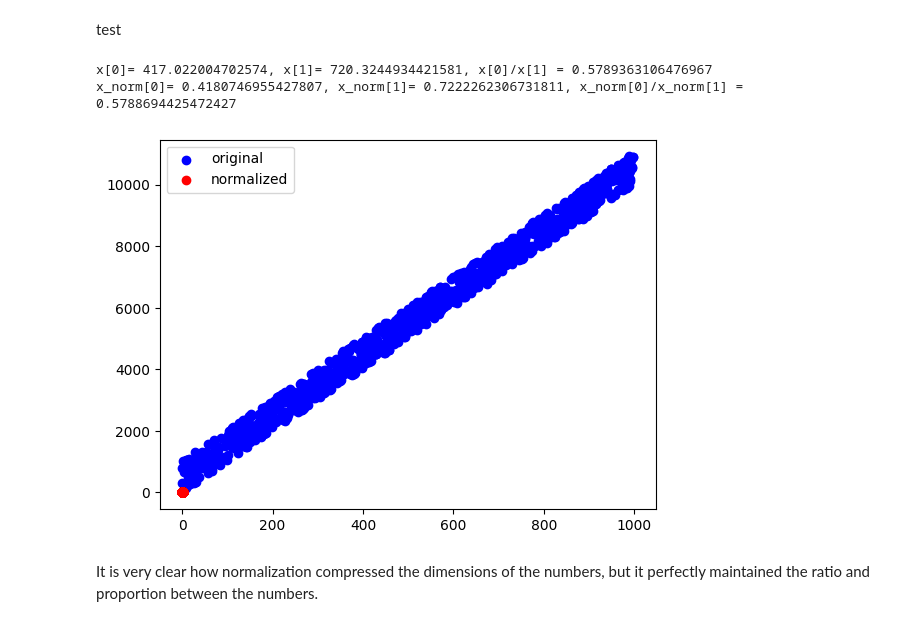
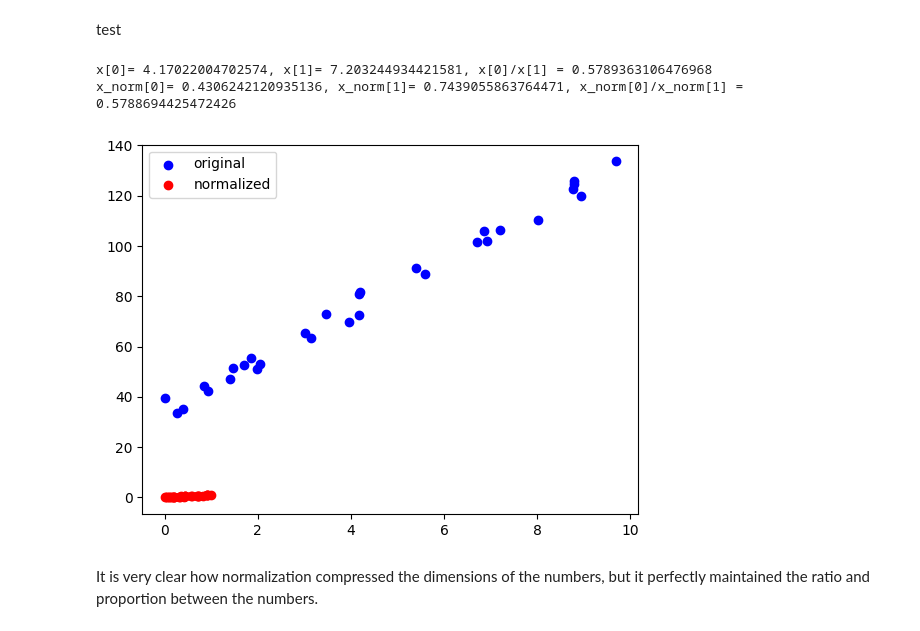
Before and after one commit to MohamedLaminBouakkaz/AI-Foundations-Lab, a Jupyter notebook: linearRegression/featureScaling.ipynb, the cells around one changed output. Saved outputs shown, nothing was run; the diff lists cells and outputs as text; code cells hidden in the pictures.

```diff
--- a/linearRegression/featureScaling.ipynb
+++ b/linearRegression/featureScaling.ipynb
@@ -28,18 +29,18 @@ test
 # %%
 #generate random data
 np.random.seed(1) #for reproducibility
-X = np.random.random(1000)*1000
-noise = np.random.random(1000)*1000
+X = np.random.random(30)*10
+noise = np.random.random(30)*10
 y = 10*X+30 +noise
 
 X_norm,y_norm=normalization(X),normalization(y) #normalize the data
 plt.scatter(X,y,color="blue",label="original")
 plt.scatter(X_norm,y_norm ,color="red" ,label="normalized")
 plt.legend()
 print(f"x[0]= {X[0]}, x[1]= {X[1]}, x[0]/x[1] = {X[0]/X[1]}\nx_norm[0]= {X_norm[0]}, x_norm[1]= {X_norm[1]}, x_norm[0]/x_norm[1] = {X_norm[0]/X_norm[1]}")
 # %% [output]
-x[0]= 417.022004702574, x[1]= 720.3244934421581, x[0]/x[1] = 0.5789363106476967
-x_norm[0]= 0.4180746955427807, x_norm[1]= 0.7222262306731811, x_norm[0]/x_norm[1] = 0.5788694425472427
+x[0]= 4.17022004702574, x[1]= 7.203244934421581, x[0]/x[1] = 0.5789363106476968
+x_norm[0]= 0.4306242120935136, x_norm[1]= 0.7439055863764471, x_norm[0]/x_norm[1] = 0.5788694425472426
-[figure, old version]
+[figure, new version]
 # %% [markdown]
 It is very clear how normalization compressed the dimensions of the numbers, but it perfectly maintained the ratio and proportion between the numbers.
```
Also changed, not shown: parts of 5 cells of this notebook.
